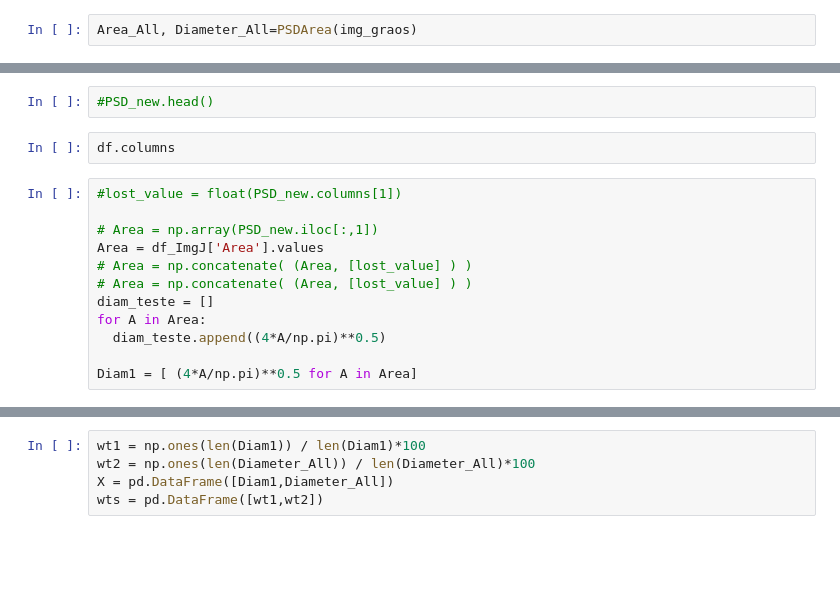
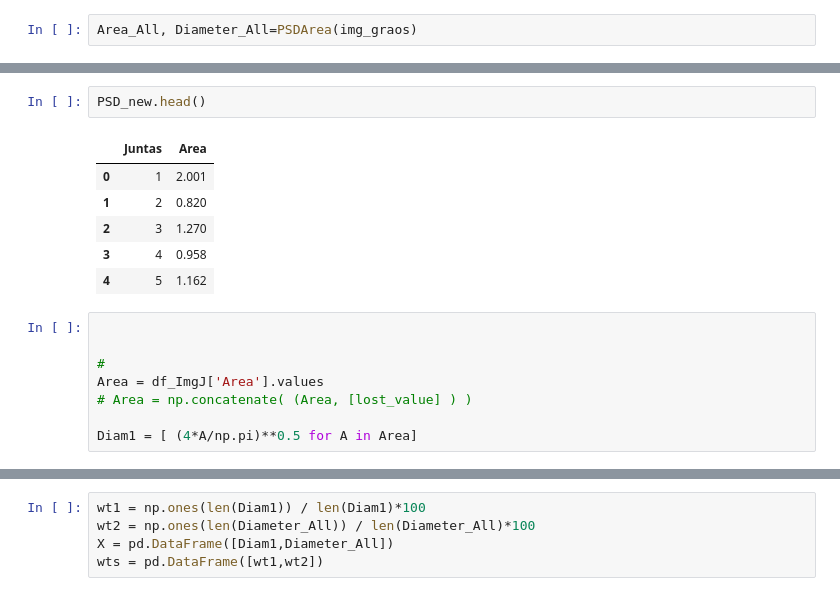
Before and after one commit to ucfilho/marquesgabi_paper_fev_2021, a Jupyter notebook: defesa/PSD_histogram_final_amostra_03_nov_25_2021.ipynb, the cells around one changed output, grey strips where cells are left out. Drawn from its saved outputs; the diff is of its cells as text; blank space fills up the shorter version.

```diff
--- a/defesa/PSD_histogram_final_amostra_03_nov_25_2021.ipynb
+++ b/defesa/PSD_histogram_final_amostra_03_nov_25_2021.ipynb
@@ -382,16 +419,17 @@ img_graos.head()
-# %%
-#PSD_new.head()
-# %%
-df.columns
+# %%
+PSD_new.head()
+# %% [output]
+|  | Juntas | Area |
+| 0 | 1 | 2.001 |
+| 1 | 2 | 0.820 |
+| 2 | 3 | 1.270 |
+| 3 | 4 | 0.958 |
+| 4 | 5 | 1.162 |
 # %%
-#lost_value = float(PSD_new.columns[1])
 
-# Area = np.array(PSD_new.iloc[:,1])
+
+#
 Area = df_ImgJ['Area'].values
 # Area = np.concatenate( (Area, [lost_value] ) )
-# Area = np.concatenate( (Area, [lost_value] ) )
-diam_teste = []
-for A in Area:
-  diam_teste.append((4*A/np.pi)**0.5)
 
 Diam1 = [ (4*A/np.pi)**0.5 for A in Area]
```
Also changed, not shown: parts of 20 cells of this notebook.
